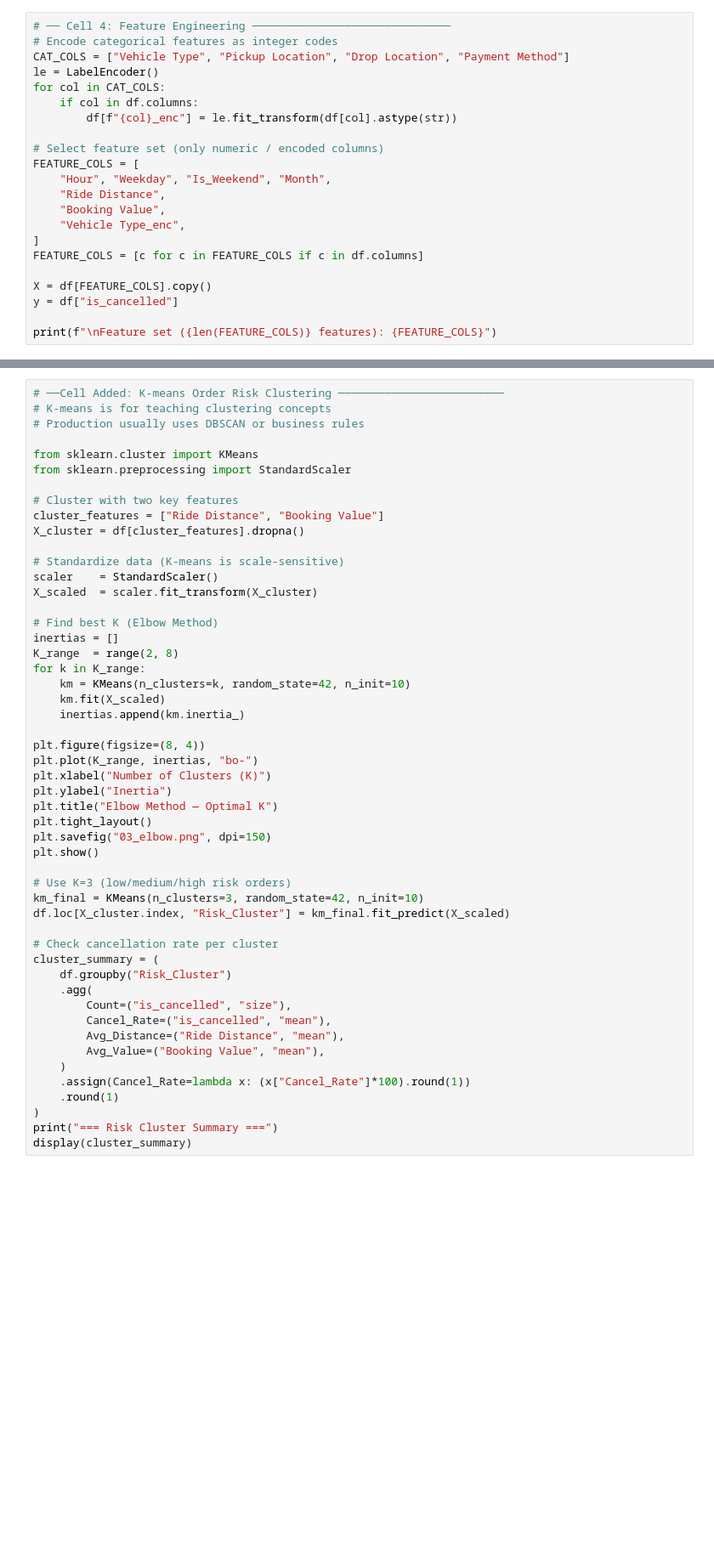
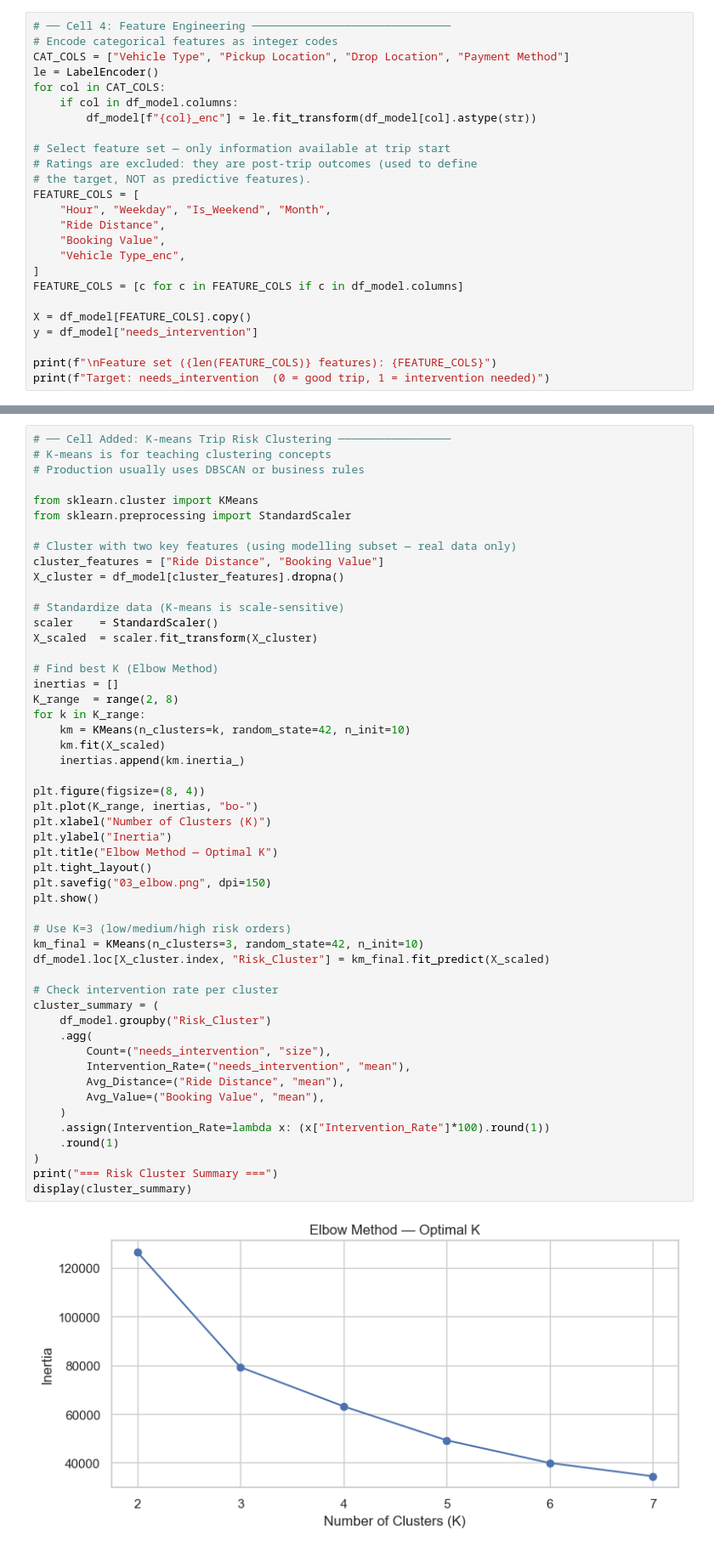
Before and after one commit to vila-c/ncr-ride-booking-analysis, a Jupyter notebook: 03_Data_Mining_and_Patterns.ipynb, the cells around one changed output, grey strips where cells are left out. Shown at 85% size. Cells and saved outputs as stored; diff of their text form; blank space fills up the shorter version.

```diff
--- a/03_Data_Mining_and_Patterns.ipynb
+++ b/03_Data_Mining_and_Patterns.ipynb
@@ -56,19 +138,22 @@ print(df["is_cancelled"].value_counts(normalize=True).mul(100).round(1).to_strin
 CAT_COLS = ["Vehicle Type", "Pickup Location", "Drop Location", "Payment Method"]
 le = LabelEncoder()
 for col in CAT_COLS:
-    if col in df.columns:
-        df[f"{col}_enc"] = le.fit_transform(df[col].astype(str))
+    if col in df_model.columns:
+        df_model[f"{col}_enc"] = le.fit_transform(df_model[col].astype(str))
 
-# Select feature set (only numeric / encoded columns)
+# Select feature set — only information available at trip start
+# Ratings are excluded: they are post-trip outcomes (used to define
+# the target, NOT as predictive features).
 FEATURE_COLS = [
     "Hour", "Weekday", "Is_Weekend", "Month",
     "Ride Distance",
     "Booking Value",
     "Vehicle Type_enc",
 ]
-FEATURE_COLS = [c for c in FEATURE_COLS if c in df.columns]
+FEATURE_COLS = [c for c in FEATURE_COLS if c in df_model.columns]
 
-X = df[FEATURE_COLS].copy()
-y = df["is_cancelled"]
+X = df_model[FEATURE_COLS].copy()
+y = df_model["needs_intervention"]
 
 print(f"\nFeature set ({len(FEATURE_COLS)} features): {FEATURE_COLS}")
+print(f"Target: needs_intervention  (0 = good trip, 1 = intervention needed)")
@@ -188,14 +323,14 @@ print(f"Saved with 'is_cancelled' column → {OUT_FILE}")
 # %%
-# ──Cell Added: K-means Order Risk Clustering ─────────────────────────
+# ── Cell Added: K-means Trip Risk Clustering ─────────────────
 # K-means is for teaching clustering concepts
 # Production usually uses DBSCAN or business rules
 
 from sklearn.cluster import KMeans
 from sklearn.preprocessing import StandardScaler
 
-# Cluster with two key features
+# Cluster with two key features (using modelling subset — real data only)
 cluster_features = ["Ride Distance", "Booking Value"]
-X_cluster = df[cluster_features].dropna()
+X_cluster = df_model[cluster_features].dropna()
 
 # Standardize data (K-means is scale-sensitive)
 scaler    = StandardScaler()
@@ -203,36 +338,38 @@ X_scaled  = scaler.fit_transform(X_cluster)
 
 # Find best K (Elbow Method)
 inertias = []
 K_range  = range(2, 8)
 for k in K_range:
     km = KMeans(n_clusters=k, random_state=42, n_init=10)
     km.fit(X_scaled)
     inertias.append(km.inertia_)
 
 plt.figure(figsize=(8, 4))
 plt.plot(K_range, inertias, "bo-")
 plt.xlabel("Number of Clusters (K)")
 plt.ylabel("Inertia")
 plt.title("Elbow Method — Optimal K")
 plt.tight_layout()
 plt.savefig("03_elbow.png", dpi=150)
 plt.show()
 
 # Use K=3 (low/medium/high risk orders)
 km_final = KMeans(n_clusters=3, random_state=42, n_init=10)
-df.loc[X_cluster.index, "Risk_Cluster"] = km_final.fit_predict(X_scaled)
+df_model.loc[X_cluster.index, "Risk_Cluster"] = km_final.fit_predict(X_scaled)
 
-# Check cancellation rate per cluster
+# Check intervention rate per cluster
 cluster_summary = (
-    df.groupby("Risk_Cluster")
+    df_model.groupby("Risk_Cluster")
     .agg(
-        Count=("is_cancelled", "size"),
-        Cancel_Rate=("is_cancelled", "mean"),
+        Count=("needs_intervention", "size"),
+        Intervention_Rate=("needs_intervention", "mean"),
         Avg_Distance=("Ride Distance", "mean"),
         Avg_Value=("Booking Value", "mean"),
     )
-    .assign(Cancel_Rate=lambda x: (x["Cancel_Rate"]*100).round(1))
+    .assign(Intervention_Rate=lambda x: (x["Intervention_Rate"]*100).round(1))
     .round(1)
 )
 print("=== Risk Cluster Summary ===")
 display(cluster_summary)
+# %% [output]
+[figure, added]
```
Also changed, not shown: parts of 10 cells of this notebook, 10 other files.
